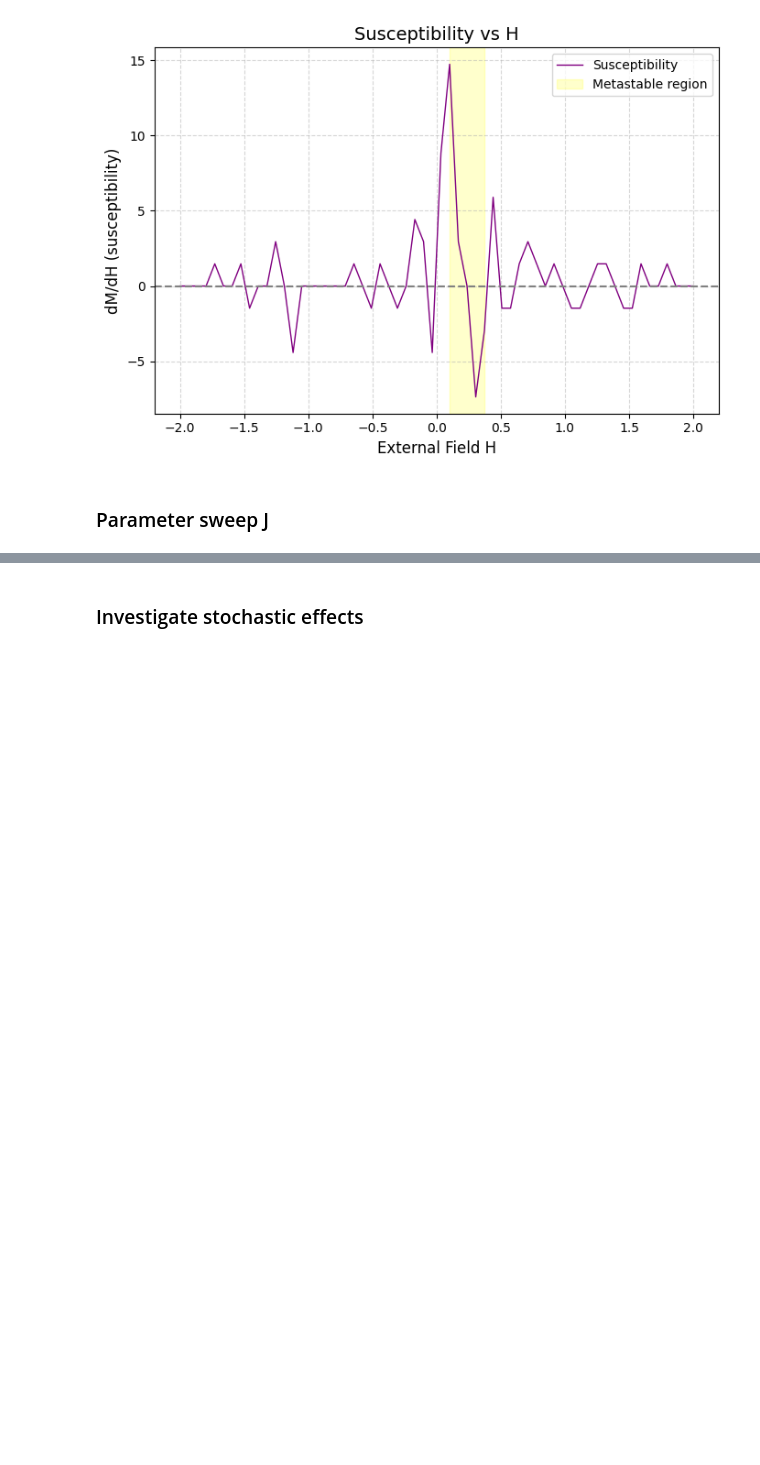
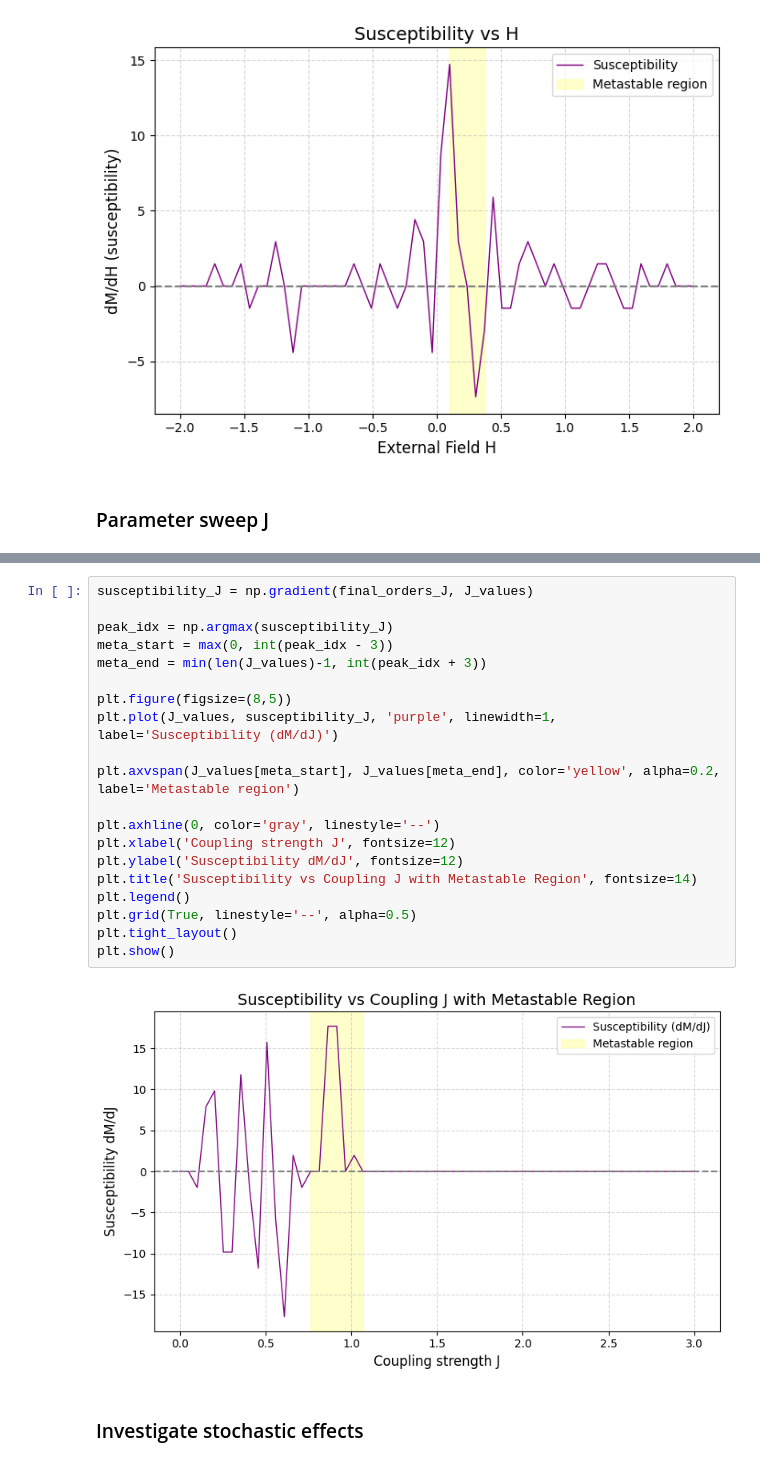
Before and after one commit to kylehtunis/psychopathology_css, a Jupyter notebook: project.ipynb, the cells around one changed output, grey strips where cells are left out. Drawn from its saved outputs; the diff is of its cells as text; blank space fills up the shorter version.

```diff
--- a/project.ipynb
+++ b/project.ipynb
@@ -642,3 +755,25 @@ plt.show()
+# %%
+susceptibility_J = np.gradient(final_orders_J, J_values)
+
+peak_idx = np.argmax(susceptibility_J)
+meta_start = max(0, int(peak_idx - 3))
+meta_end = min(len(J_values)-1, int(peak_idx + 3))
+
+plt.figure(figsize=(8,5))
+plt.plot(J_values, susceptibility_J, 'purple', linewidth=1, label='Susceptibility (dM/dJ)')
+
+plt.axvspan(J_values[meta_start], J_values[meta_end], color='yellow', alpha=0.2, label='Metastable region')
+
+plt.axhline(0, color='gray', linestyle='--')
+plt.xlabel('Coupling strength J', fontsize=12)
+plt.ylabel('Susceptibility dM/dJ', fontsize=12)
+plt.title('Susceptibility vs Coupling J with Metastable Region', fontsize=14)
+plt.legend()
+plt.grid(True, linestyle='--', alpha=0.5)
+plt.tight_layout()
+plt.show()
+# %% [output]
+[figure, added]
 # %% [markdown]
 ### Investigate stochastic effects
 # %%
```
Also changed, not shown: parts of 5 cells of this notebook.
